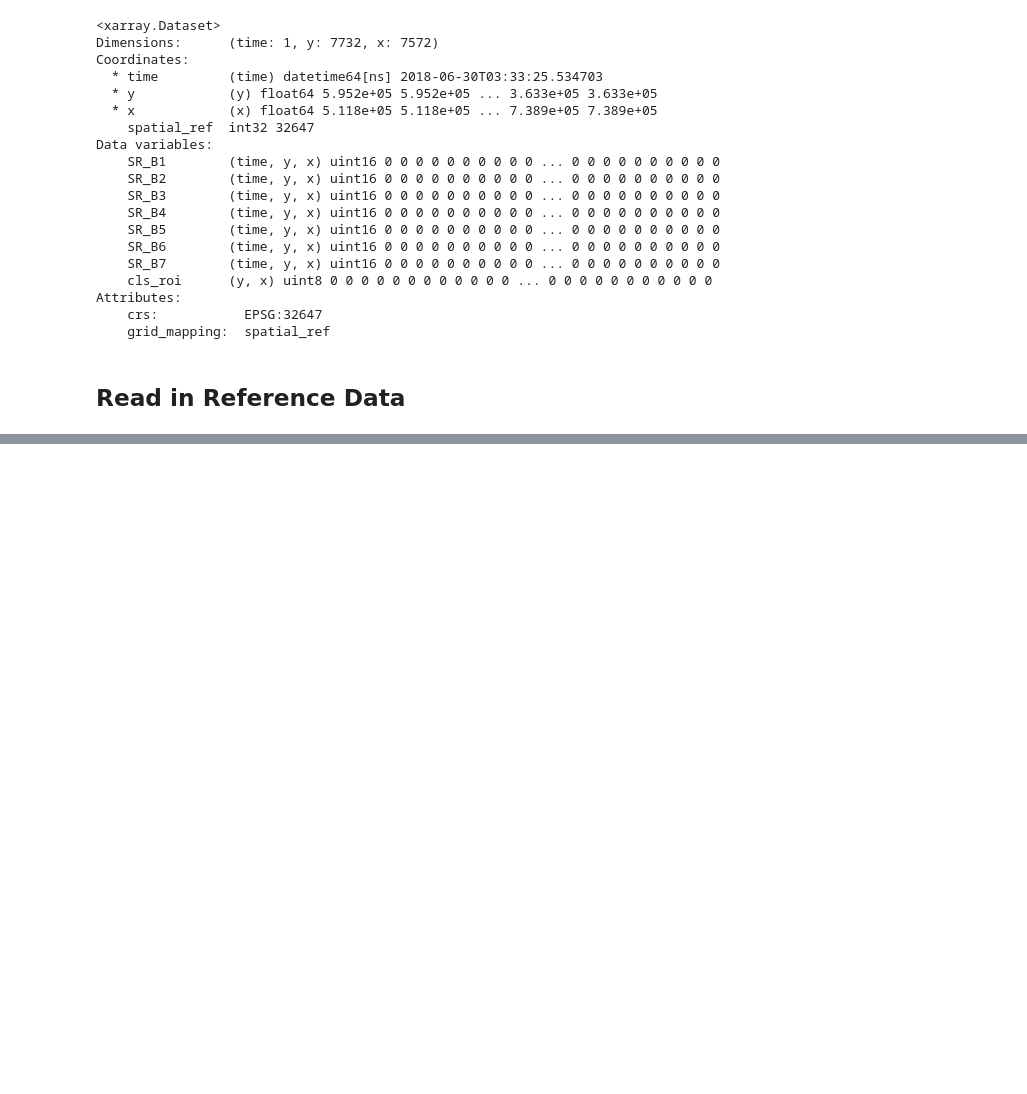
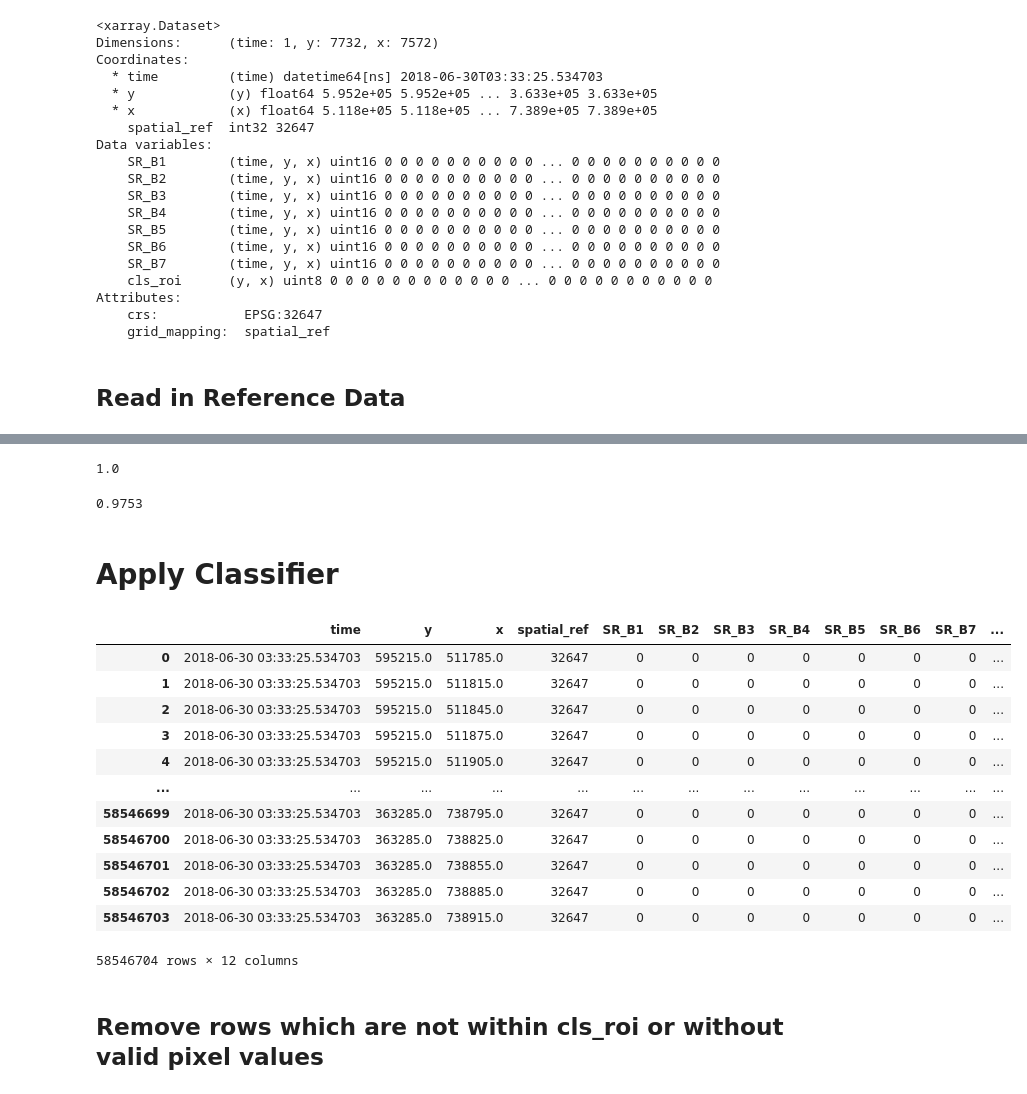
Before and after one commit to petebunting/planetary_computer_testing, a Jupyter notebook: apply_classifer/Apply_Classifier_Test.ipynb, the cells around one changed output, grey strips where cells are left out. Saved outputs shown, nothing was run; the diff lists cells and outputs as text; code cells hidden in the pictures; blank space fills up the shorter version.

```diff
--- a/apply_classifer/Apply_Classifier_Test.ipynb
+++ b/apply_classifer/Apply_Classifier_Test.ipynb
@@ -395,0 +481,30 @@ Attributes:
+# %%
+rf_class.score(x_train, y_train)
+# %% [output]
+1.0
+# %%
+rf_class.score(x_test, y_test)
+# %% [output]
+0.9753
+# %% [markdown]
+# Apply Classifier
+# %%
+ls8_scn_df = ls8_scn_xa.to_dataframe().reset_index()
+# %%
+ls8_scn_df
+# %% [output]
+|  | time | y | x | spatial_ref | SR_B1 | SR_B2 | SR_B3 | SR_B4 | SR_B5 | SR_B6 | SR_B7 | ... |
+| 0 | 2018-06-30 03:33:25.534703 | 595215.0 | 511785.0 | 32647 | 0 | 0 | 0 | 0 | 0 | 0 | 0 | ... |
+| 1 | 2018-06-30 03:33:25.534703 | 595215.0 | 511815.0 | 32647 | 0 | 0 | 0 | 0 | 0 | 0 | 0 | ... |
+| 2 | 2018-06-30 03:33:25.534703 | 595215.0 | 511845.0 | 32647 | 0 | 0 | 0 | 0 | 0 | 0 | 0 | ... |
+| 3 | 2018-06-30 03:33:25.534703 | 595215.0 | 511875.0 | 32647 | 0 | 0 | 0 | 0 | 0 | 0 | 0 | ... |
+| 4 | 2018-06-30 03:33:25.534703 | 595215.0 | 511905.0 | 32647 | 0 | 0 | 0 | 0 | 0 | 0 | 0 | ... |
+| ... | ... | ... | ... | ... | ... | ... | ... | ... | ... | ... | ... | ... |
+| 58546699 | 2018-06-30 03:33:25.534703 | 363285.0 | 738795.0 | 32647 | 0 | 0 | 0 | 0 | 0 | 0 | 0 | ... |
+| 58546700 | 2018-06-30 03:33:25.534703 | 363285.0 | 738825.0 | 32647 | 0 | 0 | 0 | 0 | 0 | 0 | 0 | ... |
+| 58546701 | 2018-06-30 03:33:25.534703 | 363285.0 | 738855.0 | 32647 | 0 | 0 | 0 | 0 | 0 | 0 | 0 | ... |
+| 58546702 | 2018-06-30 03:33:25.534703 | 363285.0 | 738885.0 | 32647 | 0 | 0 | 0 | 0 | 0 | 0 | 0 | ... |
+| 58546703 | 2018-06-30 03:33:25.534703 | 363285.0 | 738915.0 | 32647 | 0 | 0 | 0 | 0 | 0 | 0 | 0 | ... |
+58546704 rows × 12 columns
+# %% [markdown]
+## Remove rows which are not within cls_roi or without valid pixel values
```
Also changed, not shown: parts of 23 cells of this notebook, 1 other file.
